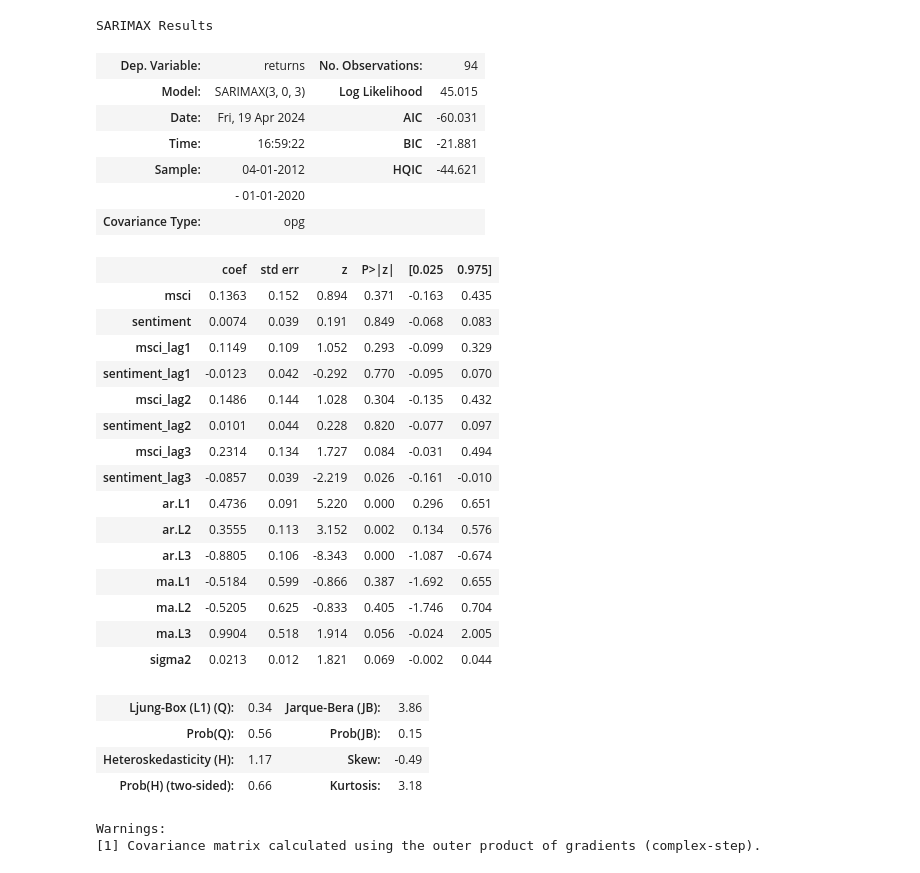
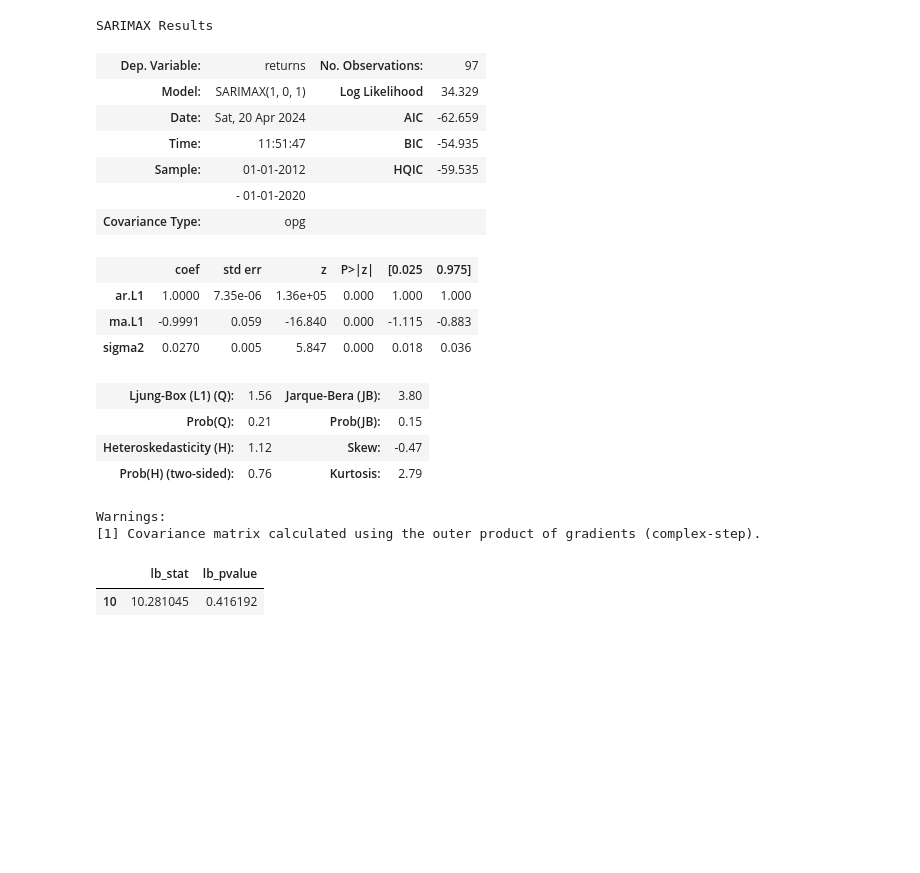
Before and after one commit to MDrschl/SalesEQ, a Jupyter notebook: TimeseriesModelling.ipynb, the cells around one changed output. Drawn from its saved outputs; the diff is of its cells as text; code cells hidden in the pictures; blank space fills up the shorter version.

```diff
--- a/TimeseriesModelling.ipynb
+++ b/TimeseriesModelling.ipynb
@@ -122,35 +155,28 @@ Name: 12, dtype: object
 # %%
-model = SARIMAX(y, exog=X, order=(3, 0, 3), enforce_stationarity=True, enforce_invertibility=True)
-model_fit = model.fit(disp=False, maxiter = 300)
-model_fit.summary()
+basemodel = SARIMAX(y, None, order=(1, 0, 1), enforce_stationarity=True, enforce_invertibility=True)
+basefit = basemodel.fit(disp=False, maxiter = 300)
+basefit.summary()
 # %% [output]
 SARIMAX Results
-| Dep. Variable: | returns | No. Observations: | 94 |
-| Model: | SARIMAX(3, 0, 3) | Log Likelihood | 45.015 |
-| Date: | Fri, 19 Apr 2024 | AIC | -60.031 |
-| Time: | 16:59:22 | BIC | -21.881 |
-| Sample: | 04-01-2012 | HQIC | -44.621 |
+| Dep. Variable: | returns | No. Observations: | 97 |
+| Model: | SARIMAX(1, 0, 1) | Log Likelihood | 34.329 |
+| Date: | Sat, 20 Apr 2024 | AIC | -62.659 |
+| Time: | 11:51:47 | BIC | -54.935 |
+| Sample: | 01-01-2012 | HQIC | -59.535 |
 |  | - 01-01-2020 |  |  |
 | Covariance Type: | opg |  |  |
 |  | coef | std err | z | P>|z| | [0.025 | 0.975] |
-| msci | 0.1363 | 0.152 | 0.894 | 0.371 | -0.163 | 0.435 |
-| sentiment | 0.0074 | 0.039 | 0.191 | 0.849 | -0.068 | 0.083 |
-| msci_lag1 | 0.1149 | 0.109 | 1.052 | 0.293 | -0.099 | 0.329 |
-| sentiment_lag1 | -0.0123 | 0.042 | -0.292 | 0.770 | -0.095 | 0.070 |
-| msci_lag2 | 0.1486 | 0.144 | 1.028 | 0.304 | -0.135 | 0.432 |
-| sentiment_lag2 | 0.0101 | 0.044 | 0.228 | 0.820 | -0.077 | 0.097 |
-| msci_lag3 | 0.2314 | 0.134 | 1.727 | 0.084 | -0.031 | 0.494 |
-| sentiment_lag3 | -0.0857 | 0.039 | -2.219 | 0.026 | -0.161 | -0.010 |
-| ar.L1 | 0.4736 | 0.091 | 5.220 | 0.000 | 0.296 | 0.651 |
-| ar.L2 | 0.3555 | 0.113 | 3.152 | 0.002 | 0.134 | 0.576 |
-| ar.L3 | -0.8805 | 0.106 | -8.343 | 0.000 | -1.087 | -0.674 |
-| ma.L1 | -0.5184 | 0.599 | -0.866 | 0.387 | -1.692 | 0.655 |
-| ma.L2 | -0.5205 | 0.625 | -0.833 | 0.405 | -1.746 | 0.704 |
-| ma.L3 | 0.9904 | 0.518 | 1.914 | 0.056 | -0.024 | 2.005 |
-| sigma2 | 0.0213 | 0.012 | 1.821 | 0.069 | -0.002 | 0.044 |
+| ar.L1 | 1.0000 | 7.35e-06 | 1.36e+05 | 0.000 | 1.000 | 1.000 |
+| ma.L1 | -0.9991 | 0.059 | -16.840 | 0.000 | -1.115 | -0.883 |
+| sigma2 | 0.0270 | 0.005 | 5.847 | 0.000 | 0.018 | 0.036 |
-| Ljung-Box (L1) (Q): | 0.34 | Jarque-Bera (JB): | 3.86 |
-| Prob(Q): | 0.56 | Prob(JB): | 0.15 |
-| Heteroskedasticity (H): | 1.17 | Skew: | -0.49 |
-| Prob(H) (two-sided): | 0.66 | Kurtosis: | 3.18 |
+| Ljung-Box (L1) (Q): | 1.56 | Jarque-Bera (JB): | 3.80 |
+| Prob(Q): | 0.21 | Prob(JB): | 0.15 |
+| Heteroskedasticity (H): | 1.12 | Skew: | -0.47 |
+| Prob(H) (two-sided): | 0.76 | Kurtosis: | 2.79 |
 Warnings:
 [1] Covariance matrix calculated using the outer product of gradients (complex-step).
+# %%
+acorr_ljungbox(basefit.resid, lags=[10], return_df=False)
+# %% [output]
+|  | lb_stat | lb_pvalue |
+| 10 | 10.281045 | 0.416192 |
```
Also changed, not shown: parts of 15 cells of this notebook, 3 other files.
